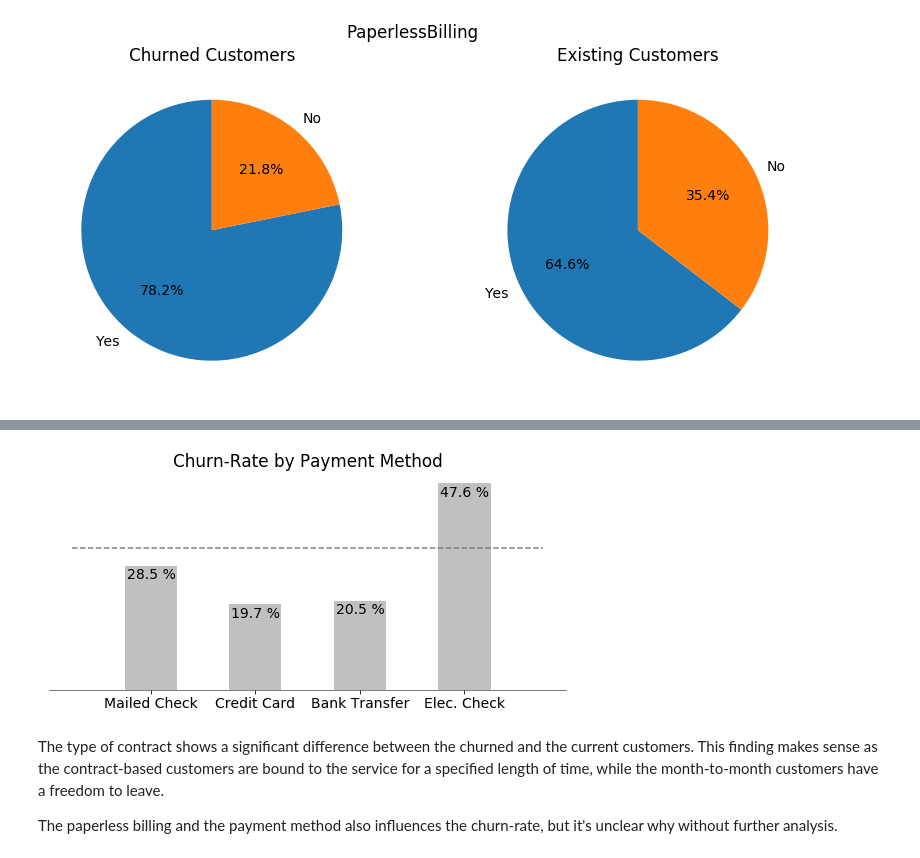
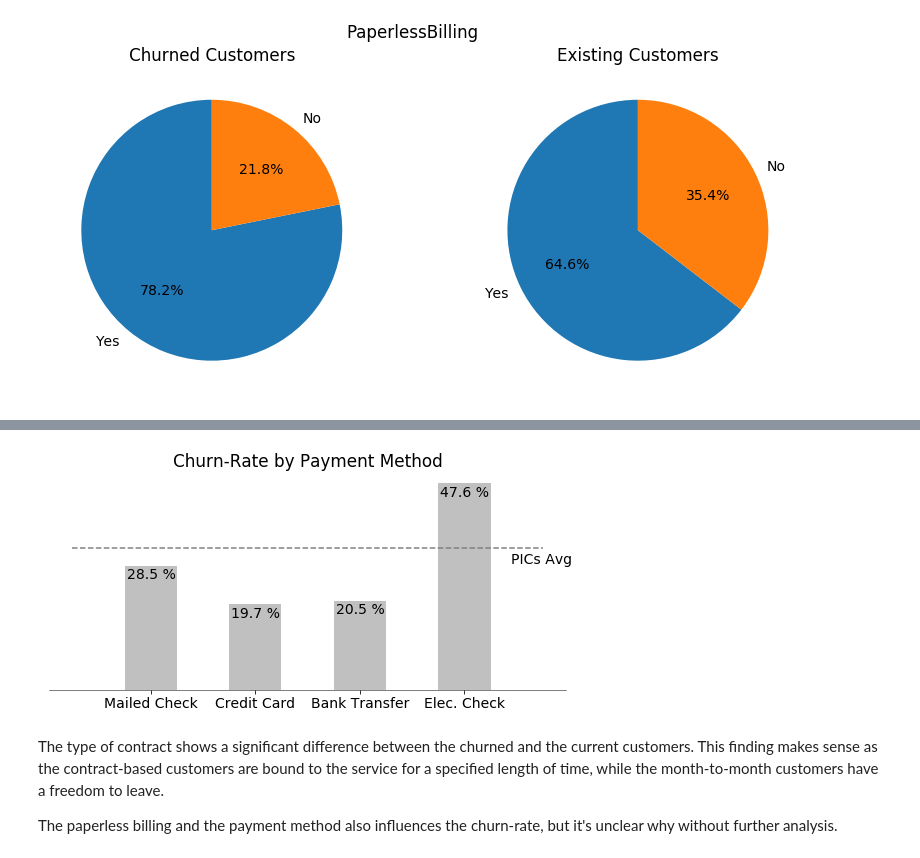
Before and after one commit to keigito/Telco_EDA, a Jupyter notebook: Telco_Customer_Churn.ipynb, the cells around one changed output, grey strips where cells are left out. Drawn from its saved outputs; the diff is of its cells as text; code cells hidden in the pictures.

```diff
--- a/Telco_Customer_Churn.ipynb
+++ b/Telco_Customer_Churn.ipynb
@@ -1008,30 +1014,31 @@ for col_name in payment_method_column_names:
 # %%
 fig = plt.figure()
 ax = fig.add_subplot(111)
 idx = [0.75, 1.75, 2.75, 3.75]
 bar_width = 0.5
 ax.bar(idx, churned_percent, bar_width, color="silver")
 for i, v in enumerate(churned_percent):
     value = str('{0:.1f}'.format(v)) + " %"
     ax.text(i + 0.52 , v - 3, value)
 ax.set_xticks(idx)
 ax.set_xticklabels(payment_method_column_names)
 ax.set_title("Churn-Rate by Payment Method")
 
 
 plt.tight_layout()
 threshold = 32.8
 ax.spines['top'].set_visible(False)
 ax.spines['right'].set_visible(False)
 ax.spines['bottom'].set_linewidth(0.5)
 ax.spines['left'].set_visible(False)
 ax.plot([0., 4.5], [threshold, threshold], "k--", color="gray")
 cur_axes = plt.gca()
 cur_axes.axes.get_yaxis().set_visible(False)
+plt.text(4.2, 29, "PICs Avg")
 plt.savefig("PaymentMethod.png")
 plt.show()
 # %% [output]
-[figure, old version]
+[figure, new version]
 # %% [markdown]
 The type of contract shows a significant difference between the churned and the current customers. This finding makes sense as the contract-based customers are bound to the service for a specified length of time, while the month-to-month customers have a freedom to leave.
 
```
Also changed, not shown: parts of 14 cells of this notebook.
